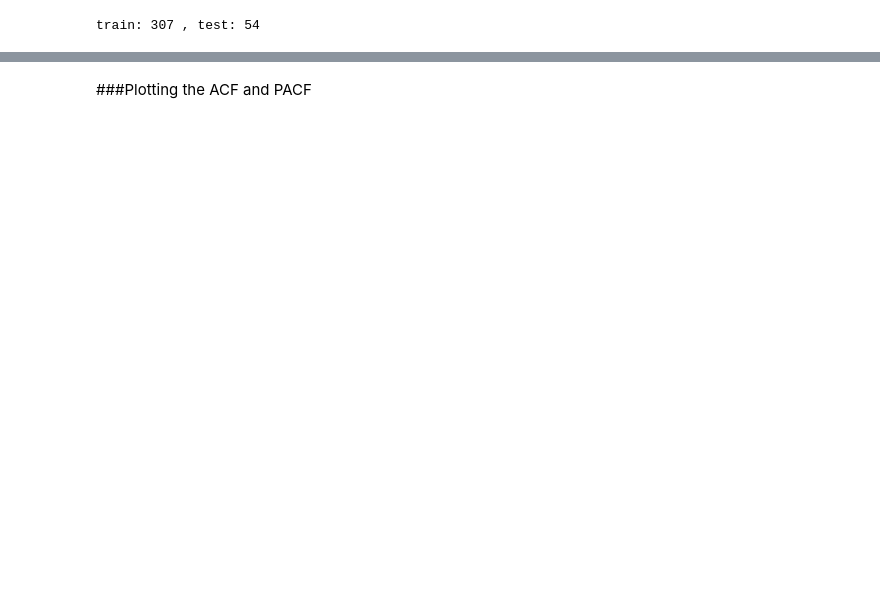
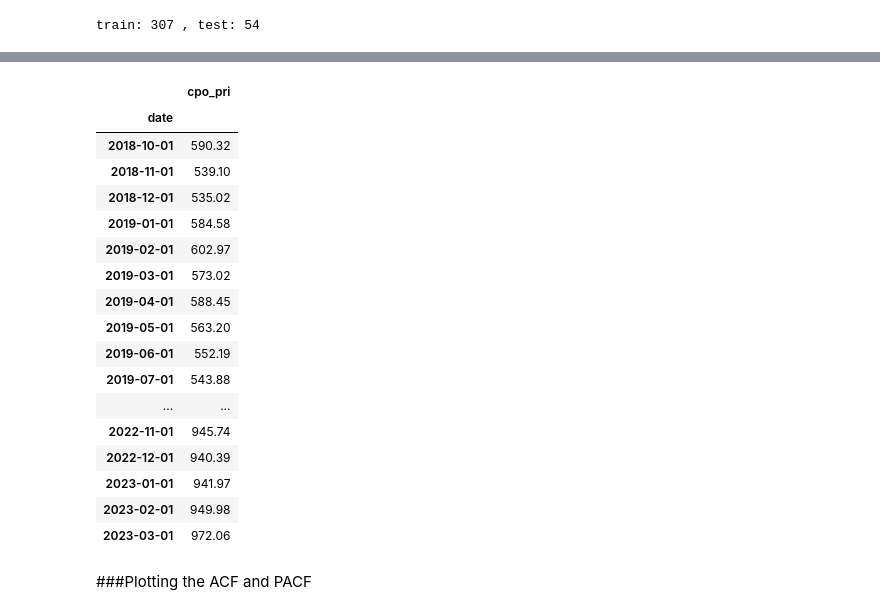
Before and after one commit to mofuoku417/Crude-Palm-Oil-Price-Prediction, a Jupyter notebook: Crude_PalmOil_Price_Prediction_SARIMA_Model.ipynb, the cells around one changed output, grey strips where cells are left out. Drawn from its saved outputs; the diff is of its cells as text; code cells hidden in the pictures; blank space fills up the shorter version.

```diff
--- a/Crude_PalmOil_Price_Prediction_SARIMA_Model.ipynb
+++ b/Crude_PalmOil_Price_Prediction_SARIMA_Model.ipynb
@@ -132,3 +173,24 @@ train: 307 , test: 54
+# %%
+df_test  #2020-09-01 to 2023-03-01
+# %% [output]
+|  | cpo_pri |
+| date |  |
+| 2018-10-01 | 590.32 |
+| 2018-11-01 | 539.10 |
+| 2018-12-01 | 535.02 |
+| 2019-01-01 | 584.58 |
+| 2019-02-01 | 602.97 |
+| 2019-03-01 | 573.02 |
+| 2019-04-01 | 588.45 |
+| 2019-05-01 | 563.20 |
+| 2019-06-01 | 552.19 |
+| 2019-07-01 | 543.88 |
+| ... | ... |
+| 2022-11-01 | 945.74 |
+| 2022-12-01 | 940.39 |
+| 2023-01-01 | 941.97 |
+| 2023-02-01 | 949.98 |
+| 2023-03-01 | 972.06 |
 # %%
 #Checking for stationarity
 def check_stationarity(df):
```
Also changed, not shown: parts of 22 cells of this notebook.
